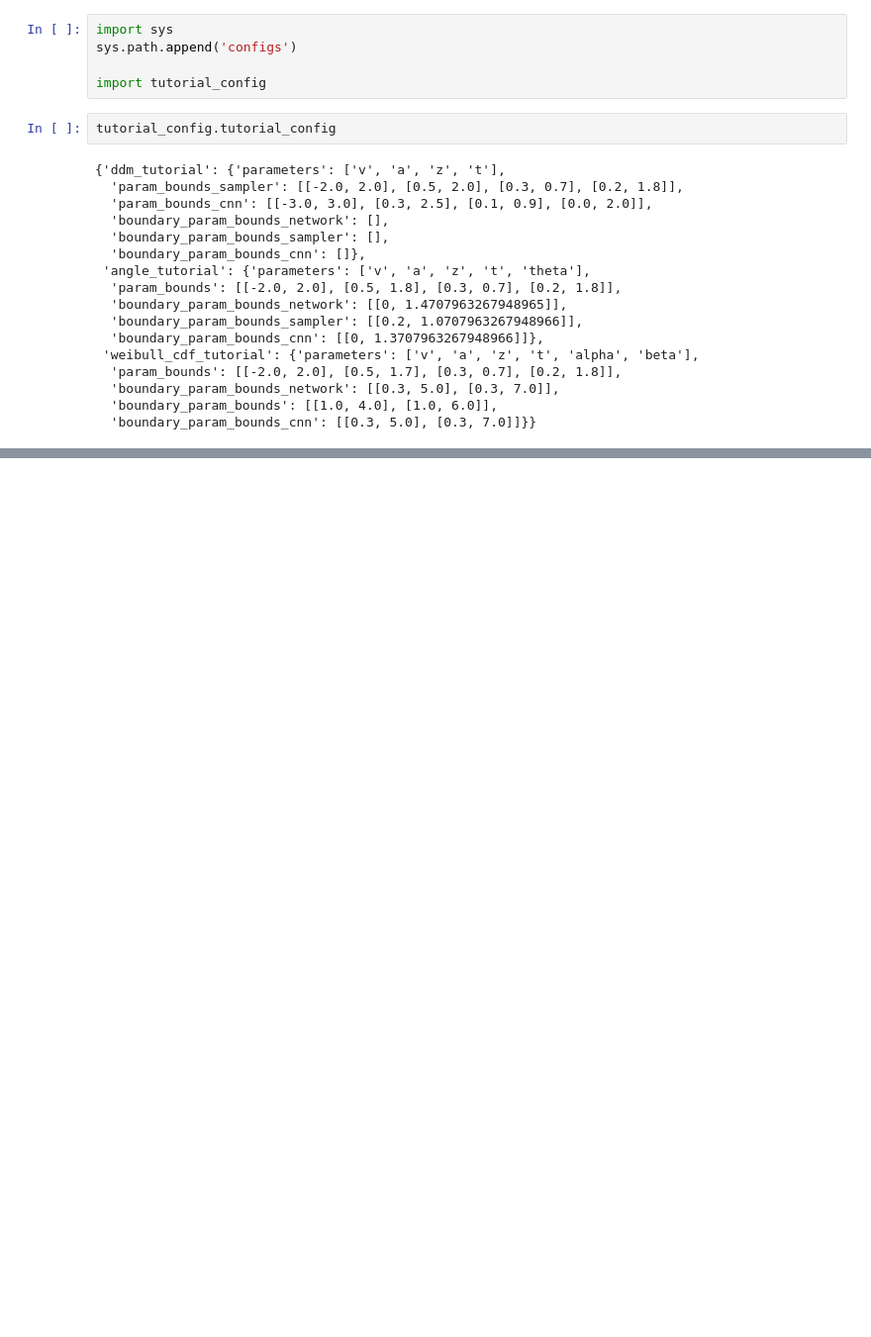
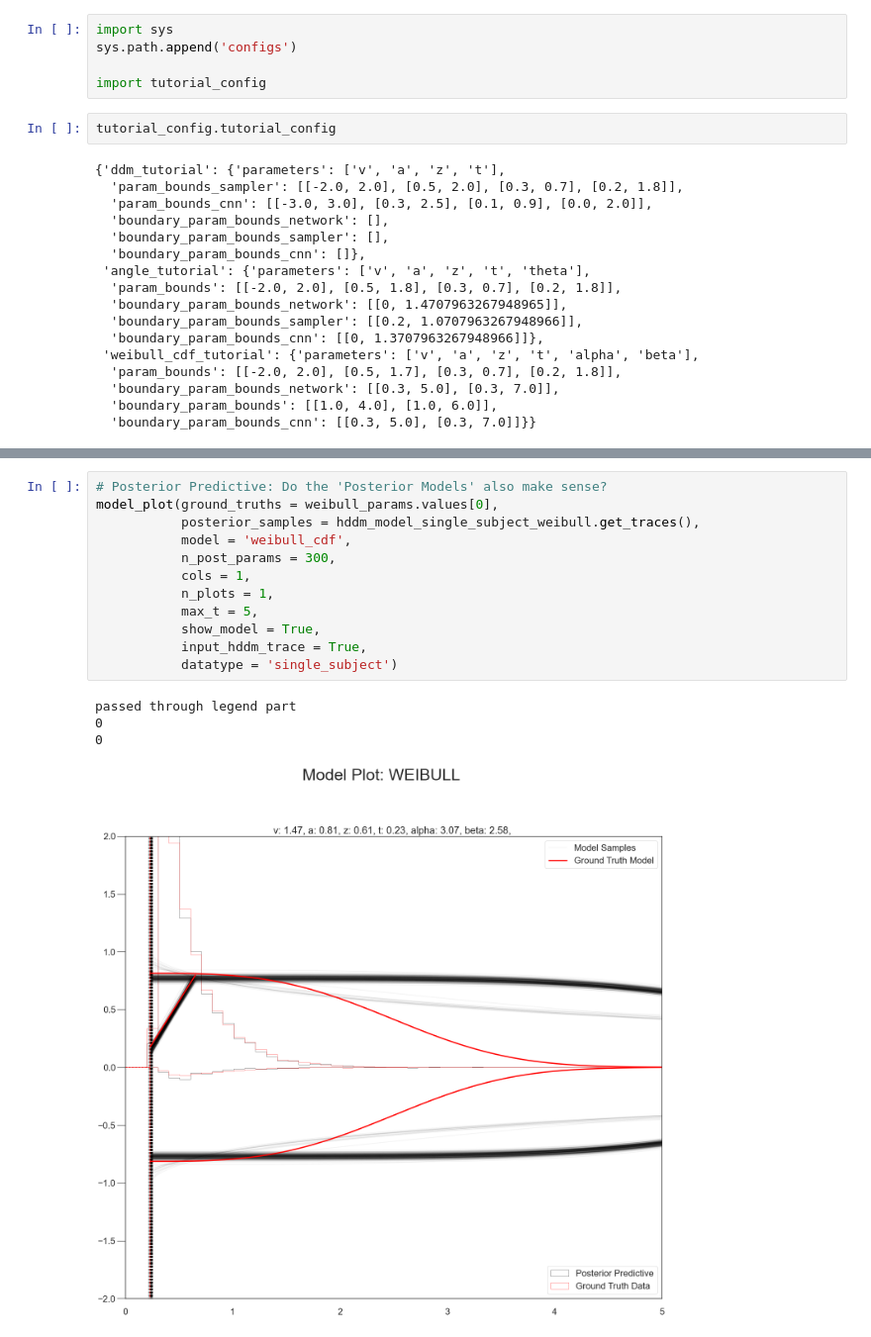
Before and after one commit to AlexanderFengler/hddmnn_tutorial, a Jupyter notebook: ddm_variants_exploration.ipynb, the cells around one changed output, grey strips where cells are left out. Shown at 99% size. Saved outputs shown, nothing was run; the diff lists cells and outputs as text; blank space fills up the shorter version.

```diff
--- a/ddm_variants_exploration.ipynb
+++ b/ddm_variants_exploration.ipynb
@@ -516,0 +611,17 @@ tutorial_config.tutorial_config
+# %%
+# Posterior Predictive: Do the 'Posterior Models' also make sense?
+model_plot(ground_truths = weibull_params.values[0],
+           posterior_samples = hddm_model_single_subject_weibull.get_traces(),
+           model = 'weibull_cdf',
+           n_post_params = 300,
+           cols = 1,
+           n_plots = 1,
+           max_t = 5,
+           show_model = True,
+           input_hddm_trace = True,
+           datatype = 'single_subject')
+# %% [output]
+passed through legend part
+0
+0
+[figure, added]
```
Also changed, not shown: parts of 31 cells of this notebook, 1 other file.
